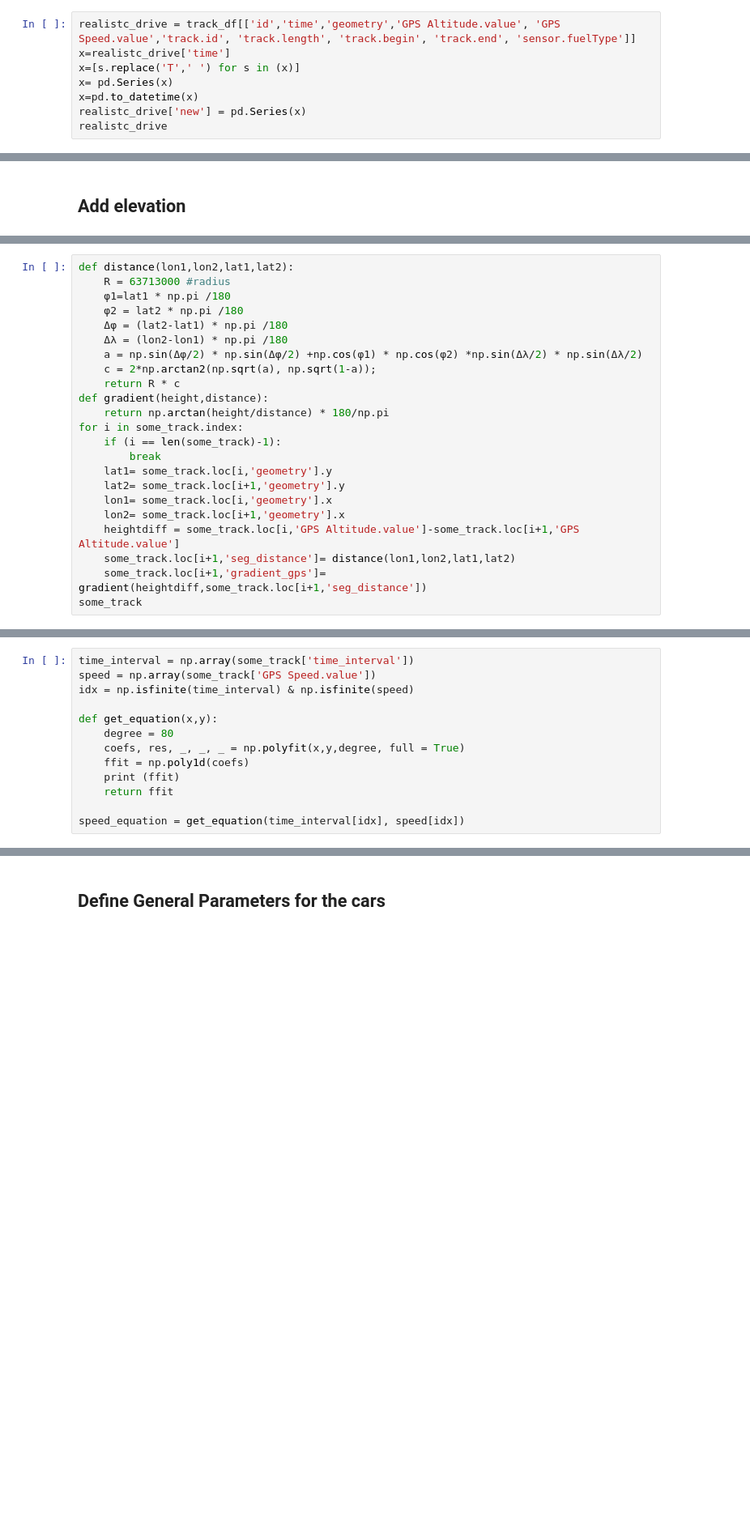
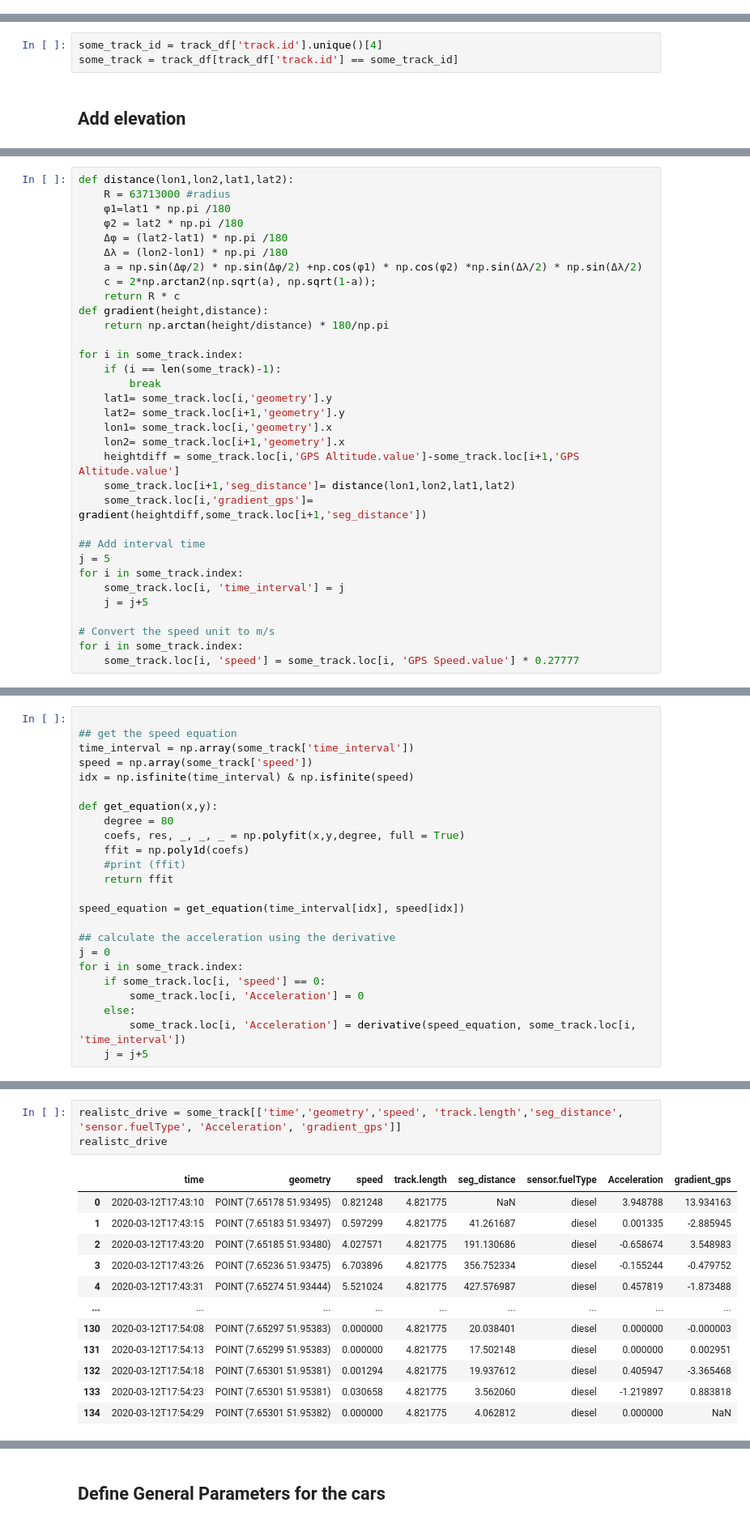
Before and after one commit to enviroCar/envirocar-py, a Jupyter notebook: examples/Energy_demand.ipynb, the cells around one changed output, grey strips where cells are left out. Shown at 81% size. Saved outputs shown, nothing was run; the diff lists cells and outputs as text; blank space fills up the shorter version.

```diff
--- a/examples/Energy_demand.ipynb
+++ b/examples/Energy_demand.ipynb
@@ -52,8 +36,0 @@ track_df
-# %%
-realistc_drive = track_df[['id','time','geometry','GPS Altitude.value', 'GPS Speed.value','track.id', 'track.length', 'track.begin', 'track.end', 'sensor.fuelType']]
-x=realistc_drive['time']
-x=[s.replace('T',' ') for s in (x)]
-x= pd.Series(x)
-x=pd.to_datetime(x)
-realistc_drive['new'] = pd.Series(x)
-realistc_drive
@@ -71,3 +37,6 @@ some_track
+# %%
+some_track_id = track_df['track.id'].unique()[4]
+some_track = track_df[track_df['track.id'] == some_track_id]
 # %% [markdown]
 ## Add elevation
 # %%
@@ -96,6 +65,7 @@ def distance(lon1,lon2,lat1,lat2):
     return R * c
 def gradient(height,distance):
     return np.arctan(height/distance) * 180/np.pi
+
 for i in some_track.index:
     if (i == len(some_track)-1):
         break
@@ -105,5 +75,14 @@ for i in some_track.index:
     lon2= some_track.loc[i+1,'geometry'].x
     heightdiff = some_track.loc[i,'GPS Altitude.value']-some_track.loc[i+1,'GPS Altitude.value']
     some_track.loc[i+1,'seg_distance']= distance(lon1,lon2,lat1,lat2)
-    some_track.loc[i+1,'gradient_gps']= gradient(heightdiff,some_track.loc[i+1,'seg_distance'])
-some_track
+    some_track.loc[i,'gradient_gps']= gradient(heightdiff,some_track.loc[i+1,'seg_distance'])
+
+## Add interval time
+j = 5
+for i in some_track.index:
+    some_track.loc[i, 'time_interval'] = j
+    j = j+5
+
+# Convert the speed unit to m/s
+for i in some_track.index:
+    some_track.loc[i, 'speed'] = some_track.loc[i, 'GPS Speed.value'] * 0.27777
@@ -121,13 +91,24 @@ ax.plot(some_track['time_interval'],some_track['GPS Speed.value'])
 # %%
+
+## get the speed equation
 time_interval = np.array(some_track['time_interval'])
-speed = np.array(some_track['GPS Speed.value'])
+speed = np.array(some_track['speed'])
 idx = np.isfinite(time_interval) & np.isfinite(speed)
 
 def get_equation(x,y):
     degree = 80
     coefs, res, _, _, _ = np.polyfit(x,y,degree, full = True)
     ffit = np.poly1d(coefs)
-    print (ffit)
+    #print (ffit)
     return ffit
 
 speed_equation = get_equation(time_interval[idx], speed[idx])
+
+## calculate the acceleration using the derivative
+j = 0
+for i in some_track.index:
+    if some_track.loc[i, 'speed'] == 0:
+        some_track.loc[i, 'Acceleration'] = 0
+    else:
+        some_track.loc[i, 'Acceleration'] = derivative(speed_equation, some_track.loc[i, 'time_interval'])
+    j = j+5
@@ -173,0 +117,16 @@ some_track
+# %%
+realistc_drive = some_track[['time','geometry','speed', 'track.length','seg_distance', 'sensor.fuelType', 'Acceleration', 'gradient_gps']]
+realistc_drive
+# %% [output]
+|  | time | geometry | speed | track.length | seg_distance | sensor.fuelType | Acceleration | gradient_gps |
+| 0 | 2020-03-12T17:43:10 | POINT (7.65178 51.93495) | 0.821248 | 4.821775 | NaN | diesel | 3.948788 | 13.934163 |
+| 1 | 2020-03-12T17:43:15 | POINT (7.65183 51.93497) | 0.597299 | 4.821775 | 41.261687 | diesel | 0.001335 | -2.885945 |
+| 2 | 2020-03-12T17:43:20 | POINT (7.65185 51.93480) | 4.027571 | 4.821775 | 191.130686 | diesel | -0.658674 | 3.548983 |
+| 3 | 2020-03-12T17:43:26 | POINT (7.65236 51.93475) | 6.703896 | 4.821775 | 356.752334 | diesel | -0.155244 | -0.479752 |
+| 4 | 2020-03-12T17:43:31 | POINT (7.65274 51.93444) | 5.521024 | 4.821775 | 427.576987 | diesel | 0.457819 | -1.873488 |
+| ... | ... | ... | ... | ... | ... | ... | ... | ... |
+| 130 | 2020-03-12T17:54:08 | POINT (7.65297 51.95383) | 0.000000 | 4.821775 | 20.038401 | diesel | 0.000000 | -0.000003 |
+| 131 | 2020-03-12T17:54:13 | POINT (7.65299 51.95383) | 0.000000 | 4.821775 | 17.502148 | diesel | 0.000000 | 0.002951 |
+| 132 | 2020-03-12T17:54:18 | POINT (7.65301 51.95381) | 0.001294 | 4.821775 | 19.937612 | diesel | 0.405947 | -3.365468 |
+| 133 | 2020-03-12T17:54:23 | POINT (7.65301 51.95381) | 0.030658 | 4.821775 | 3.562060 | diesel | -1.219897 | 0.883818 |
+| 134 | 2020-03-12T17:54:29 | POINT (7.65301 51.95382) | 0.000000 | 4.821775 | 4.062812 | diesel | 0.000000 | NaN |
```
Also changed, not shown: parts of 22 cells of this notebook.
